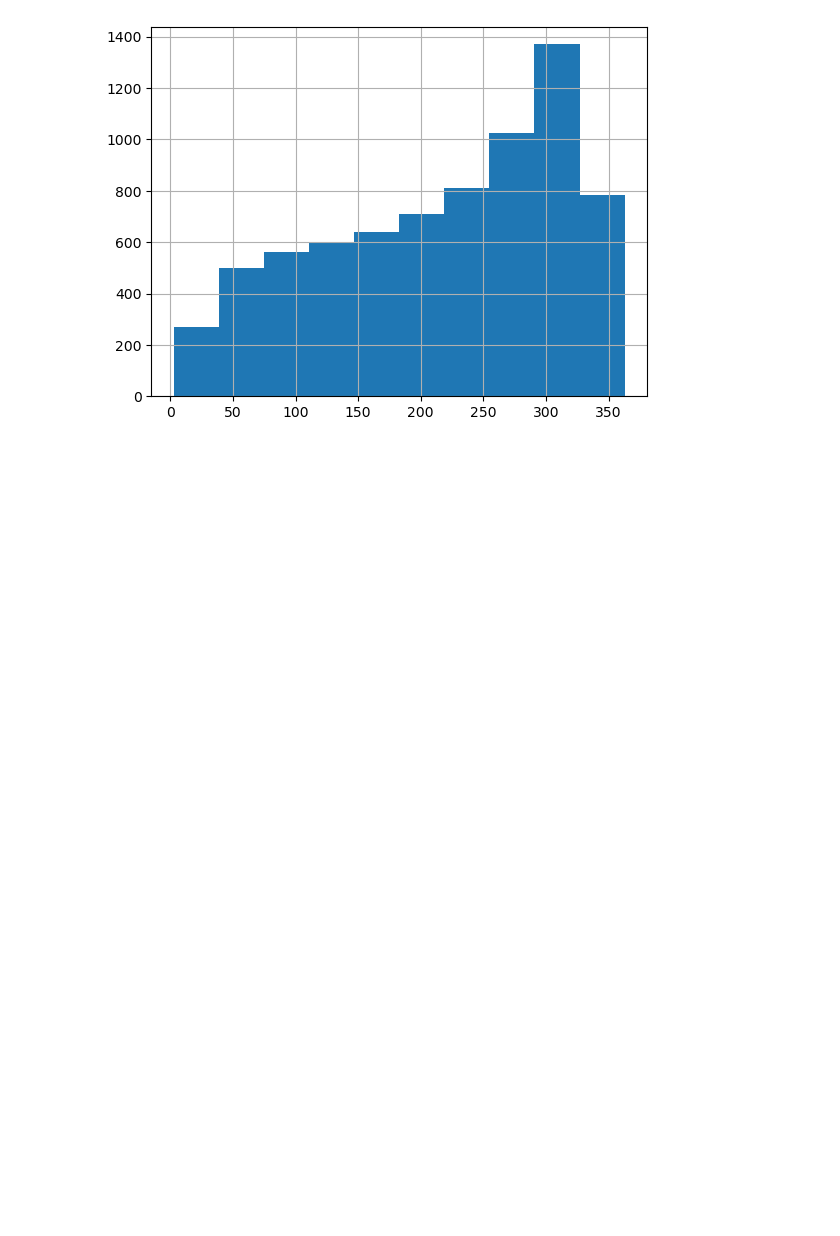
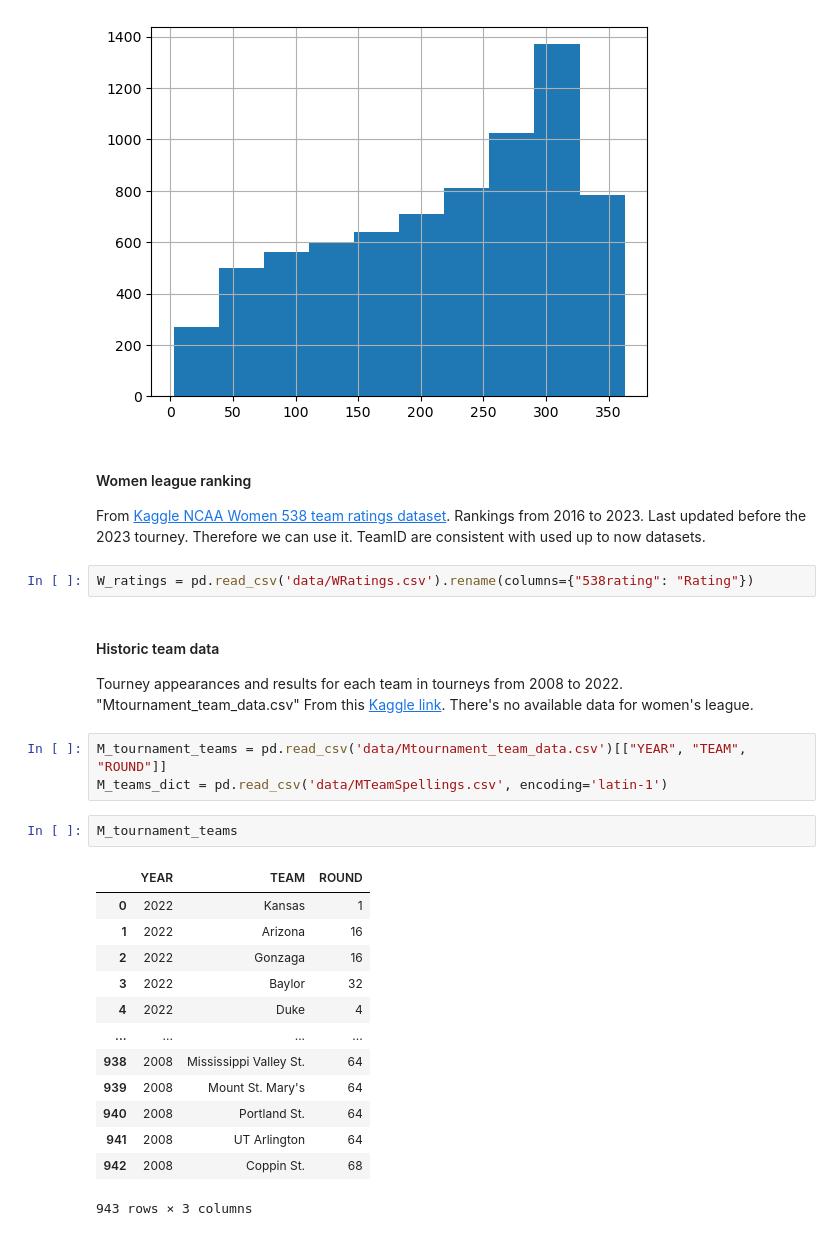
Before and after one commit to skowronskid/March-Machine-Learning-Mania-2023, a Jupyter notebook: main.ipynb, the cells around one changed output. Saved outputs shown, nothing was run; the diff lists cells and outputs as text; blank space fills up the shorter version.

```diff
--- a/main.ipynb
+++ b/main.ipynb
@@ -269,4 +269,31 @@ M_massey_tourney["OrdinalRank"].hist()
 # %% [output]
 <Axes: >
 [figure]
+# %% [markdown]
+#### Women league ranking
+From [Kaggle NCAA Women 538 team ratings dataset](https://www.kaggle.com/datasets/raddar/ncaa-women-538-team-ratings). Rankings from 2016 to 2023. Last updated before the 2023 tourney. Therefore we can use it.  TeamID are consistent with used up to now datasets.
+# %%
+W_ratings = pd.read_csv('data/WRatings.csv').rename(columns={"538rating": "Rating"})
+# %% [markdown]
+#### Historic team data
+Tourney appearances and results for each team in tourneys from 2008 to 2022. "Mtournament_team_data.csv" From this [Kaggle link](https://www.kaggle.com/datasets/nishaanamin/.march-madness-data). There's no available data for women's league.
+# %%
+M_tournament_teams = pd.read_csv('data/Mtournament_team_data.csv')[["YEAR", "TEAM", "ROUND"]]
+M_teams_dict = pd.read_csv('data/MTeamSpellings.csv', encoding='latin-1')
+# %%
+M_tournament_teams
+# %% [output]
+|  | YEAR | TEAM | ROUND |
+| 0 | 2022 | Kansas | 1 |
+| 1 | 2022 | Arizona | 16 |
+| 2 | 2022 | Gonzaga | 16 |
+| 3 | 2022 | Baylor | 32 |
+| 4 | 2022 | Duke | 4 |
+| ... | ... | ... | ... |
+| 938 | 2008 | Mississippi Valley St. | 64 |
+| 939 | 2008 | Mount St. Mary's | 64 |
+| 940 | 2008 | Portland St. | 64 |
+| 941 | 2008 | UT Arlington | 64 |
+| 942 | 2008 | Coppin St. | 68 |
+943 rows × 3 columns
 # %% [markdown]
```
Also changed, not shown: parts of 22 cells of this notebook, 3 other files.
